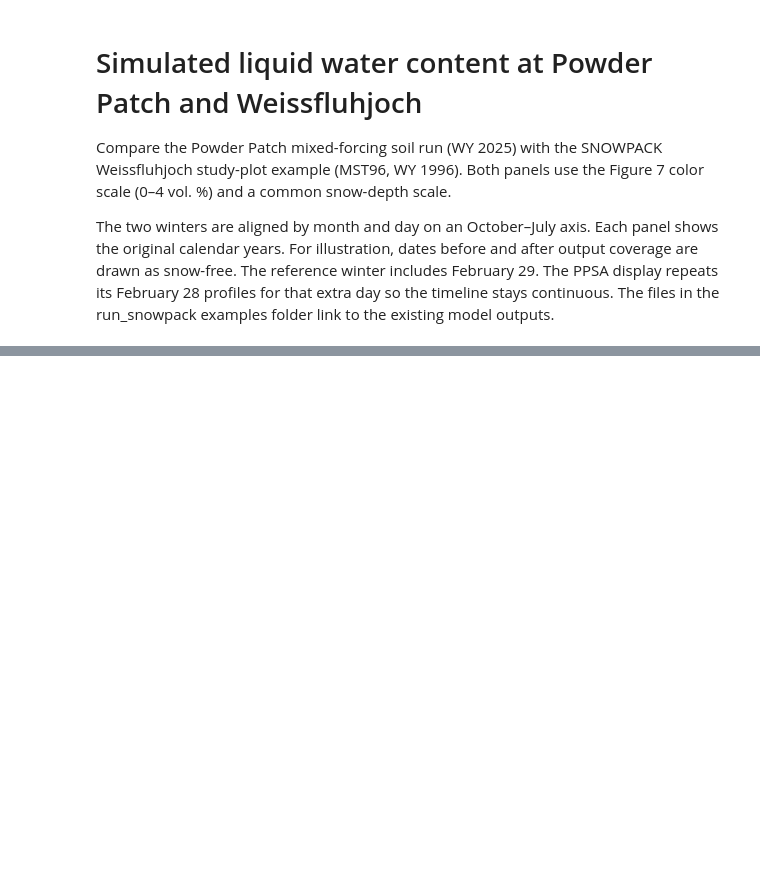
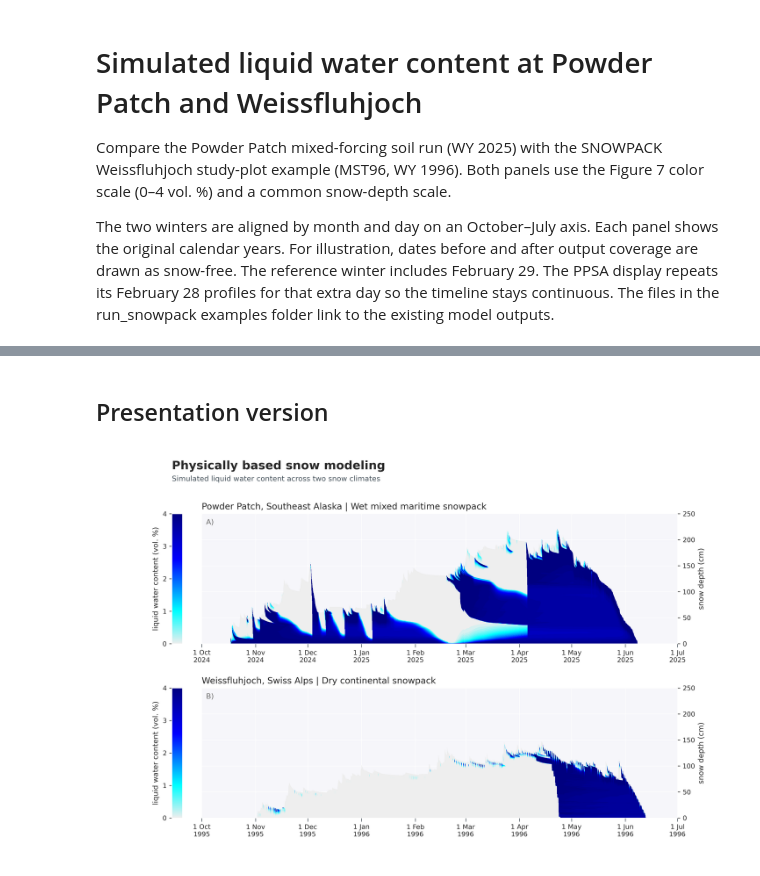
Before and after one commit to cassielumbrazo/juneau_snow_modeling_manuscript, a Jupyter notebook: figures/notebooks/figureX_compare_liquid_water_swiss.ipynb, the cells around one changed output, grey strips where cells are left out. Drawn from its saved outputs; the diff is of its cells as text; code cells hidden in the pictures; blank space fills up the shorter version.

```diff
--- a/figures/notebooks/figureX_compare_liquid_water_swiss.ipynb
+++ b/figures/notebooks/figureX_compare_liquid_water_swiss.ipynb
@@ -104,0 +115,15 @@ plt.show()
+# %% [markdown]
+## Presentation version
+# %%
+presentation = draw_comparison(
+    'Physically based snow modeling',
+    (
+        'Powder Patch, Southeast Alaska | Wet mixed maritime snowpack',
+        'Weissfluhjoch, Swiss Alps | Dry continental snowpack',
+    ),
+    subtitle='Simulated liquid water content across two snow climates',
+)
+save_figure(presentation, root / 'figures/files', 'figureX_compare_liquid_water_swiss_presentation')
+plt.show()
+# %% [output]
+[figure, added]
```
Also changed, not shown: parts of 2 cells of this notebook, 8 other files.
